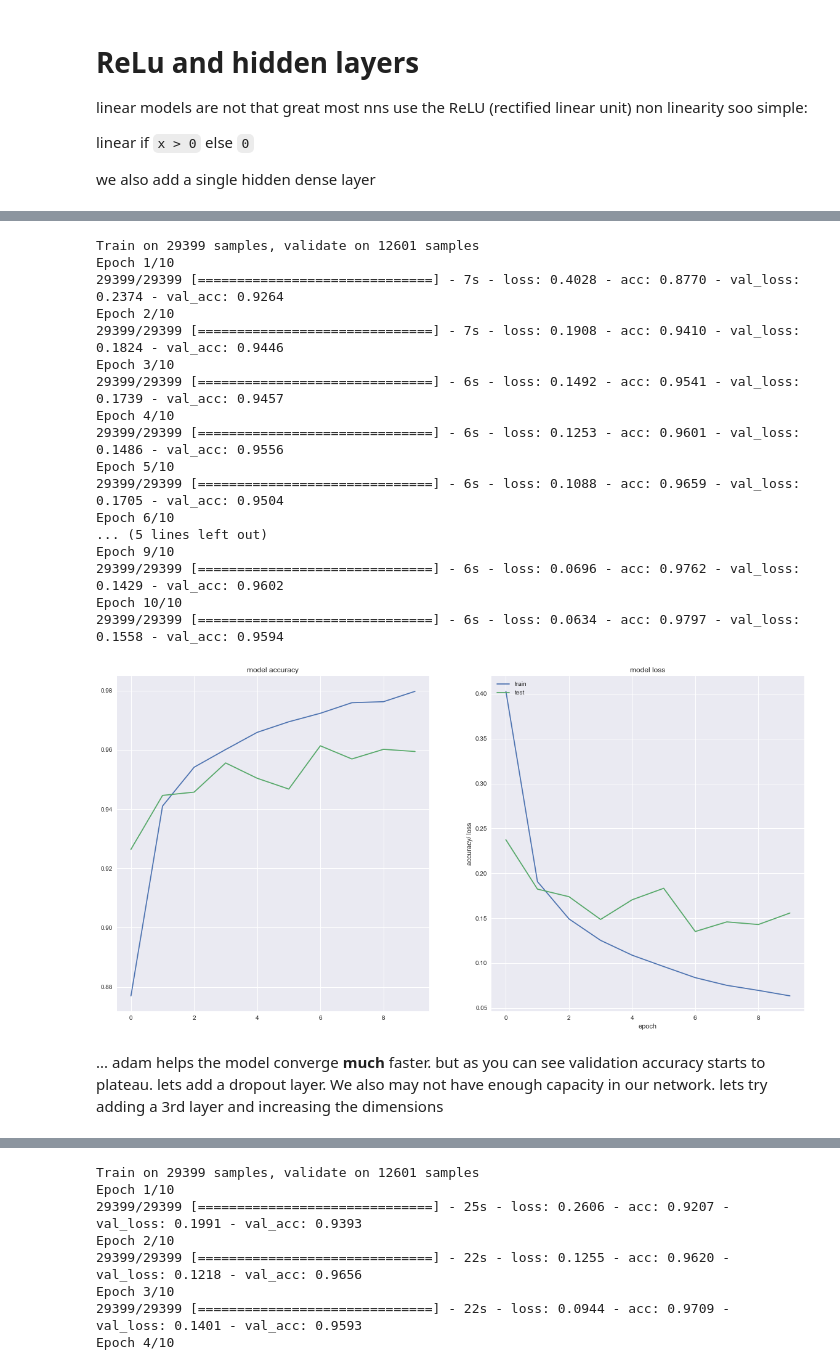
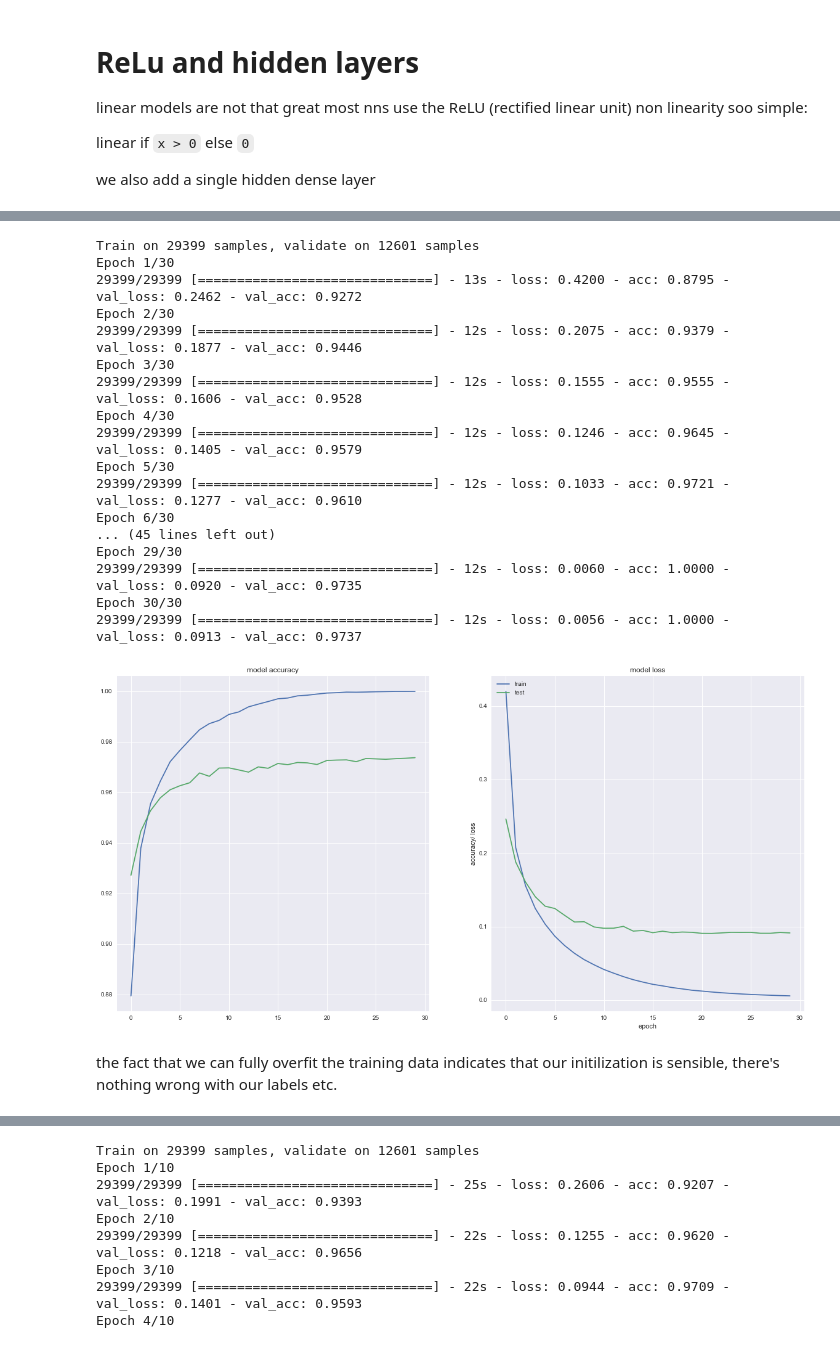
Before and after one commit to SandrineP/ml_study_group, a Jupyter notebook: kaggle_mnist/mnist_fully_connected.ipynb, the cells around one changed output, grey strips where cells are left out. Cells and saved outputs as stored; diff of their text form; code cells hidden in the pictures.

```diff
--- a/kaggle_mnist/mnist_fully_connected.ipynb
+++ b/kaggle_mnist/mnist_fully_connected.ipynb
@@ -325,14 +327,14 @@ try adding a second dense layer and using adam optimizer
 model = Sequential()
 
 # add a single hidden layer  of size with a relu activation
-model.add(Dense(32, activation='relu', input_shape=(input_shape,)))
-model.add(Dense(32, activation='relu'))
+model.add(Dense(512, activation='relu', input_shape=(input_shape,)))
+model.add(Dense(512, activation='relu'))
 
 # our output layer
 model.add(Dense(n_classes, activation='softmax'))
 # compile model using categorical_cross entropy loss and sgd
 model.compile(loss='categorical_crossentropy',
-                     metrics=['acc'], optimizer='adam')
+                     metrics=['acc'], optimizer='sgd')
 SVG(model_to_dot(model, show_shapes=True).create(prog='dot', format='svg'))
 # %% [output]
 [drawing not drawn]
@@ -339,28 +359,27 @@ SVG(model_to_dot(model, show_shapes=True).create(prog='dot', format='svg'))
 # %%
-hist = model.fit(X, y, validation_split=.3)
+hist = model.fit(X, y, validation_split=.3, epochs=30)
 plot_history(hist)
 # %% [output]
 Train on 29399 samples, validate on 12601 samples
-Epoch 1/10
-29399/29399 [==============================] - 7s - loss: 0.4028 - acc: 0.8770 - val_loss: 0.2374 - val_acc: 0.9264
-Epoch 2/10
-29399/29399 [==============================] - 7s - loss: 0.1908 - acc: 0.9410 - val_loss: 0.1824 - val_acc: 0.9446
-Epoch 3/10
-29399/29399 [==============================] - 6s - loss: 0.1492 - acc: 0.9541 - val_loss: 0.1739 - val_acc: 0.9457
-Epoch 4/10
-29399/29399 [==============================] - 6s - loss: 0.1253 - acc: 0.9601 - val_loss: 0.1486 - val_acc: 0.9556
-Epoch 5/10
-29399/29399 [==============================] - 6s - loss: 0.1088 - acc: 0.9659 - val_loss: 0.1705 - val_acc: 0.9504
-Epoch 6/10
-... (5 lines left out)
-Epoch 9/10
-29399/29399 [==============================] - 6s - loss: 0.0696 - acc: 0.9762 - val_loss: 0.1429 - val_acc: 0.9602
-Epoch 10/10
-29399/29399 [==============================] - 6s - loss: 0.0634 - acc: 0.9797 - val_loss: 0.1558 - val_acc: 0.9594
+Epoch 1/30
+29399/29399 [==============================] - 13s - loss: 0.4200 - acc: 0.8795 - val_loss: 0.2462 - val_acc: 0.9272
+Epoch 2/30
+29399/29399 [==============================] - 12s - loss: 0.2075 - acc: 0.9379 - val_loss: 0.1877 - val_acc: 0.9446
+Epoch 3/30
+29399/29399 [==============================] - 12s - loss: 0.1555 - acc: 0.9555 - val_loss: 0.1606 - val_acc: 0.9528
+Epoch 4/30
+29399/29399 [==============================] - 12s - loss: 0.1246 - acc: 0.9645 - val_loss: 0.1405 - val_acc: 0.9579
+Epoch 5/30
+29399/29399 [==============================] - 12s - loss: 0.1033 - acc: 0.9721 - val_loss: 0.1277 - val_acc: 0.9610
+Epoch 6/30
+... (45 lines left out)
+Epoch 29/30
+29399/29399 [==============================] - 12s - loss: 0.0060 - acc: 1.0000 - val_loss: 0.0920 - val_acc: 0.9735
+Epoch 30/30
+29399/29399 [==============================] - 12s - loss: 0.0056 - acc: 1.0000 - val_loss: 0.0913 - val_acc: 0.9737
-[figure, old version]
+[figure, new version]
-# %% [markdown]
-...  adam helps the model converge **much** faster. but as you can see validation accuracy starts to plateau.
-lets add a dropout layer. We also may not have enough capacity in our network. lets try adding a 3rd layer and increasing the dimensions
+# %% [markdown]
+the fact that we can fully overfit the training data indicates that our initilization is sensible, there's nothing wrong with our labels etc.
 # %%
 
 #initialize squential model
```
Also changed, not shown: parts of 11 cells of this notebook.
